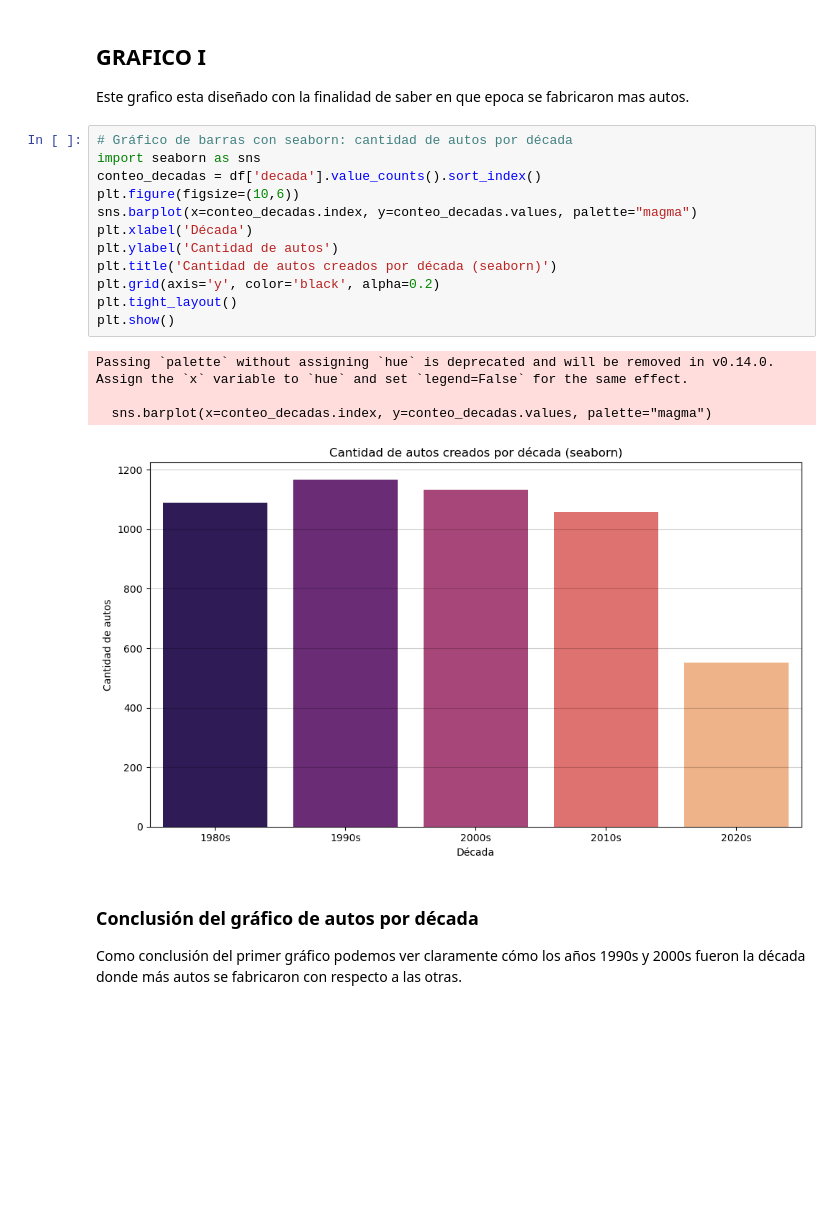
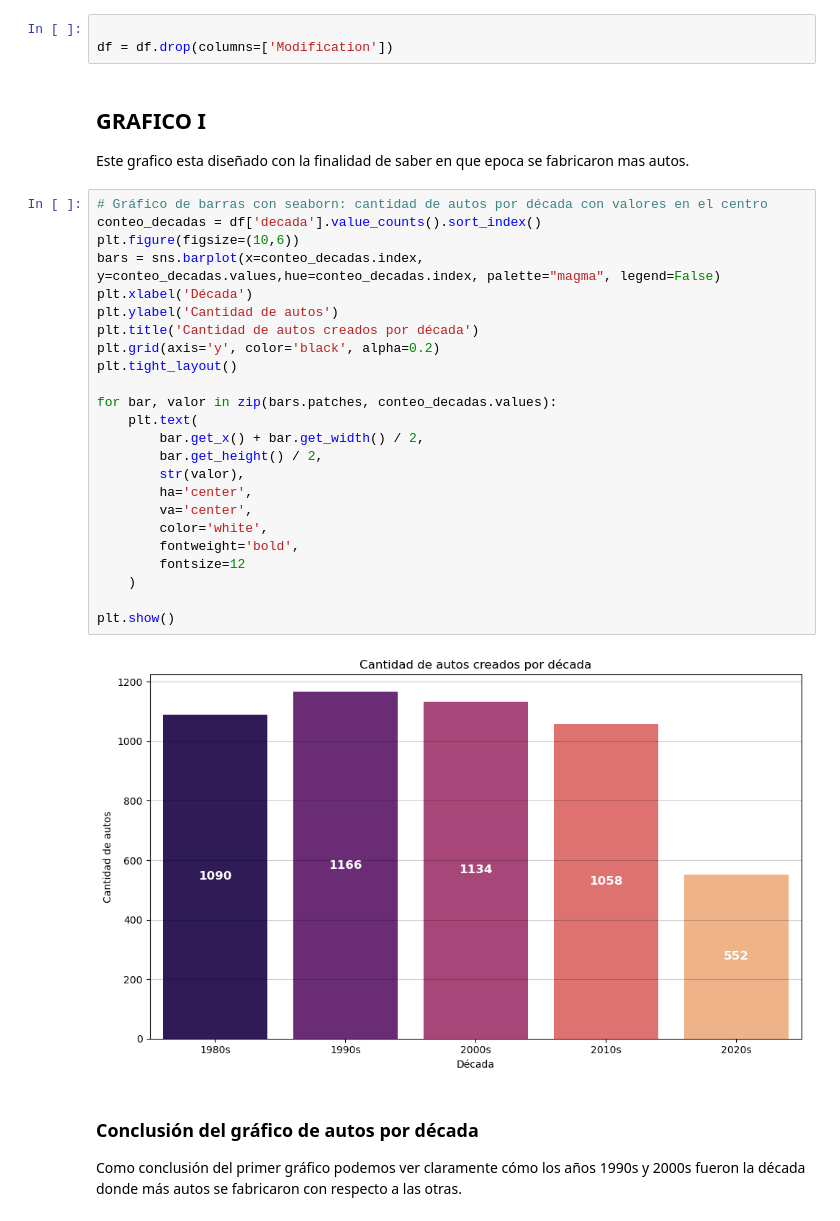
Before and after one commit to joaquinrodriguezi/ProyectoDSParte1Rodriguez, a Jupyter notebook: notebooks/entrenamiento.ipynb, the cells around one changed output. Saved outputs shown, nothing was run; the diff lists cells and outputs as text; blank space fills up the shorter version.

```diff
--- a/notebooks/entrenamiento.ipynb
+++ b/notebooks/entrenamiento.ipynb
@@ -95,26 +95,38 @@ decada                   5
 dtype: int64
 
 --- FIN DEL INFORME ---
+# %%
+
+df = df.drop(columns=['Modification'])
 # %% [markdown]
 ## GRAFICO I
 Este grafico esta diseñado con la finalidad de saber en que epoca se fabricaron mas autos.
 # %%
-# Gráfico de barras con seaborn: cantidad de autos por década
-import seaborn as sns
+# Gráfico de barras con seaborn: cantidad de autos por década con valores en el centro
 conteo_decadas = df['decada'].value_counts().sort_index()
 plt.figure(figsize=(10,6))
-sns.barplot(x=conteo_decadas.index, y=conteo_decadas.values, palette="magma")
+bars = sns.barplot(x=conteo_decadas.index, y=conteo_decadas.values,hue=conteo_decadas.index, palette="magma", legend=False)
 plt.xlabel('Década')
 plt.ylabel('Cantidad de autos')
-plt.title('Cantidad de autos creados por década (seaborn)')
+plt.title('Cantidad de autos creados por década')
 plt.grid(axis='y', color='black', alpha=0.2)
 plt.tight_layout()
+
+for bar, valor in zip(bars.patches, conteo_decadas.values):
+    plt.text(
+        bar.get_x() + bar.get_width() / 2,
+        bar.get_height() / 2,
+        str(valor),
+        ha='center',
+        va='center',
+        color='white',
+        fontweight='bold',
+        fontsize=12
+    )
+
 plt.show()
 # %% [output]
-Passing `palette` without assigning `hue` is deprecated and will be removed in v0.14.0. Assign the `x` variable to `hue` and set `legend=False` for the same effect.
-
-  sns.barplot(x=conteo_decadas.index, y=conteo_decadas.values, palette="magma")
-[figure, old version]
+[figure, new version]
 # %% [markdown]
 ### Conclusión del gráfico de autos por década
 Como conclusión del primer gráfico podemos ver claramente cómo los años 1990s y 2000s fueron la década donde más autos se fabricaron con respecto a las otras.
```
Also changed, not shown: parts of 1 cell of this notebook.
